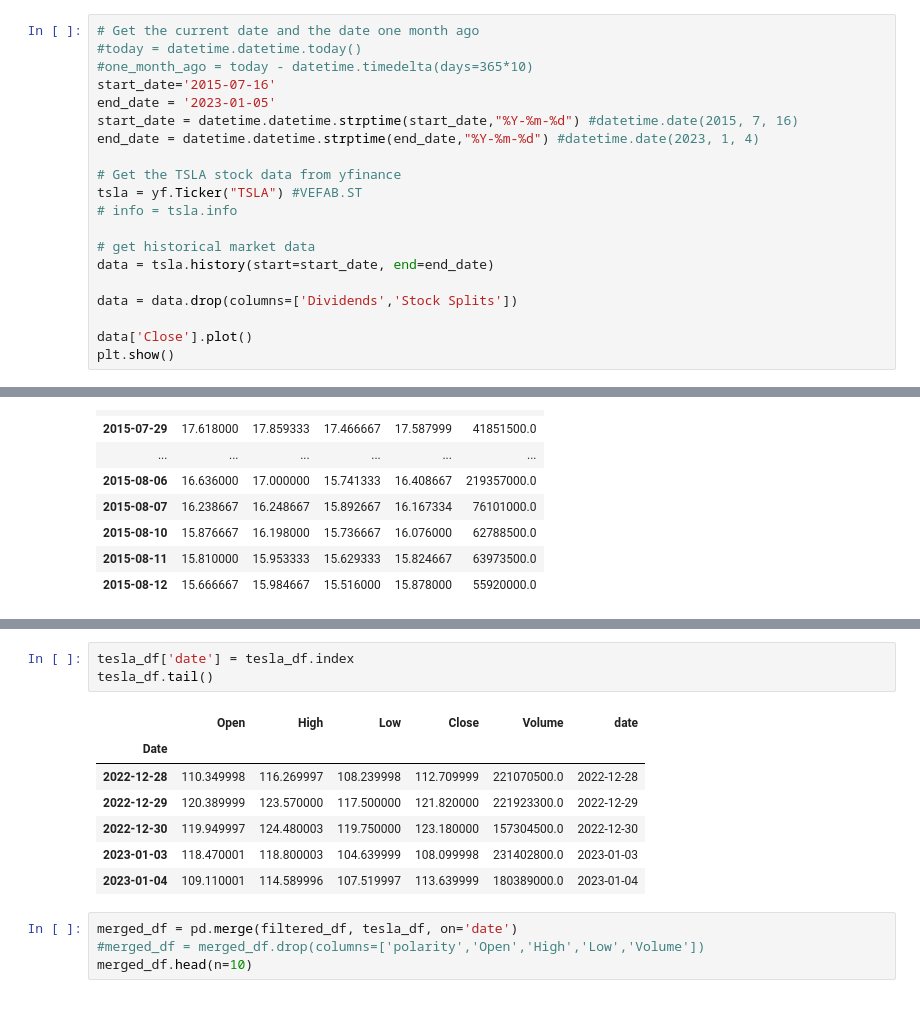
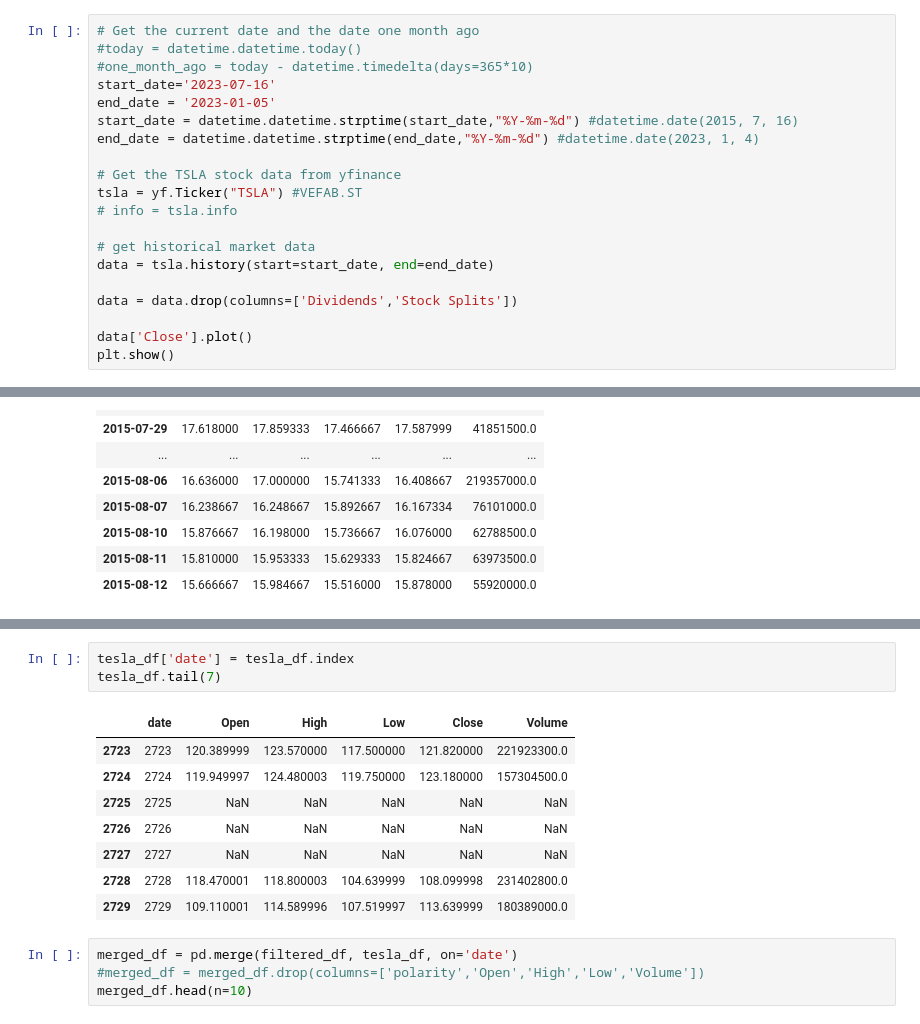
Before and after one commit to ludvigdoeser/scalableMLproject, a Jupyter notebook: Development.ipynb, the cells around one changed output, grey strips where cells are left out. Drawn from its saved outputs; the diff is of its cells as text.

```diff
--- a/Development.ipynb
+++ b/Development.ipynb
@@ -731,7 +890,7 @@ Final size of dataframe (1, 6)
 # Get the current date and the date one month ago
 #today = datetime.datetime.today()
 #one_month_ago = today - datetime.timedelta(days=365*10)
-start_date='2015-07-16'
+start_date='2023-07-16'
 end_date = '2023-01-05'
 start_date = datetime.datetime.strptime(start_date,"%Y-%m-%d") #datetime.date(2015, 7, 16)
 end_date = datetime.datetime.strptime(end_date,"%Y-%m-%d") #datetime.date(2023, 1, 4)
@@ -933,14 +1092,15 @@ tesla_df[1700:1750]
 # %%
 tesla_df['date'] = tesla_df.index
-tesla_df.tail()
+tesla_df.tail(7)
 # %% [output]
-|  | Open | High | Low | Close | Volume | date |
-| Date |  |  |  |  |  |  |
-| 2022-12-28 | 110.349998 | 116.269997 | 108.239998 | 112.709999 | 221070500.0 | 2022-12-28 |
-| 2022-12-29 | 120.389999 | 123.570000 | 117.500000 | 121.820000 | 221923300.0 | 2022-12-29 |
-| 2022-12-30 | 119.949997 | 124.480003 | 119.750000 | 123.180000 | 157304500.0 | 2022-12-30 |
-| 2023-01-03 | 118.470001 | 118.800003 | 104.639999 | 108.099998 | 231402800.0 | 2023-01-03 |
-| 2023-01-04 | 109.110001 | 114.589996 | 107.519997 | 113.639999 | 180389000.0 | 2023-01-04 |
+|  | date | Open | High | Low | Close | Volume |
+| 2723 | 2723 | 120.389999 | 123.570000 | 117.500000 | 121.820000 | 221923300.0 |
+| 2724 | 2724 | 119.949997 | 124.480003 | 119.750000 | 123.180000 | 157304500.0 |
+| 2725 | 2725 | NaN | NaN | NaN | NaN | NaN |
+| 2726 | 2726 | NaN | NaN | NaN | NaN | NaN |
+| 2727 | 2727 | NaN | NaN | NaN | NaN | NaN |
+| 2728 | 2728 | 118.470001 | 118.800003 | 104.639999 | 108.099998 | 231402800.0 |
+| 2729 | 2729 | 109.110001 | 114.589996 | 107.519997 | 113.639999 | 180389000.0 |
 # %%
 merged_df = pd.merge(filtered_df, tesla_df, on='date')
 #merged_df = merged_df.drop(columns=['polarity','Open','High','Low','Volume'])
```
Also changed, not shown: parts of 80 cells of this notebook, 2 other files.
